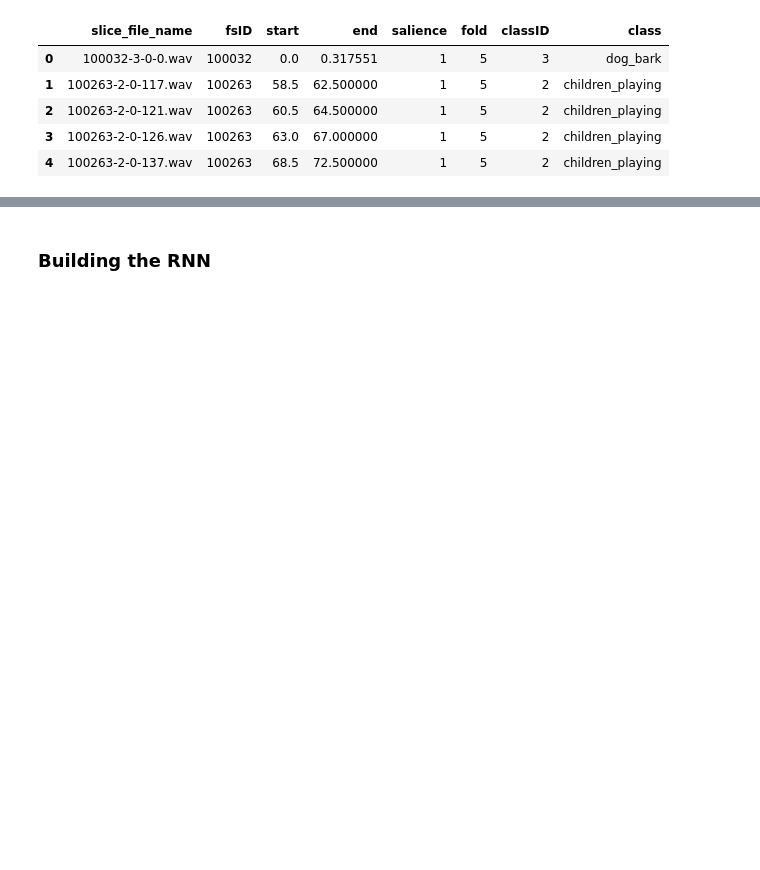
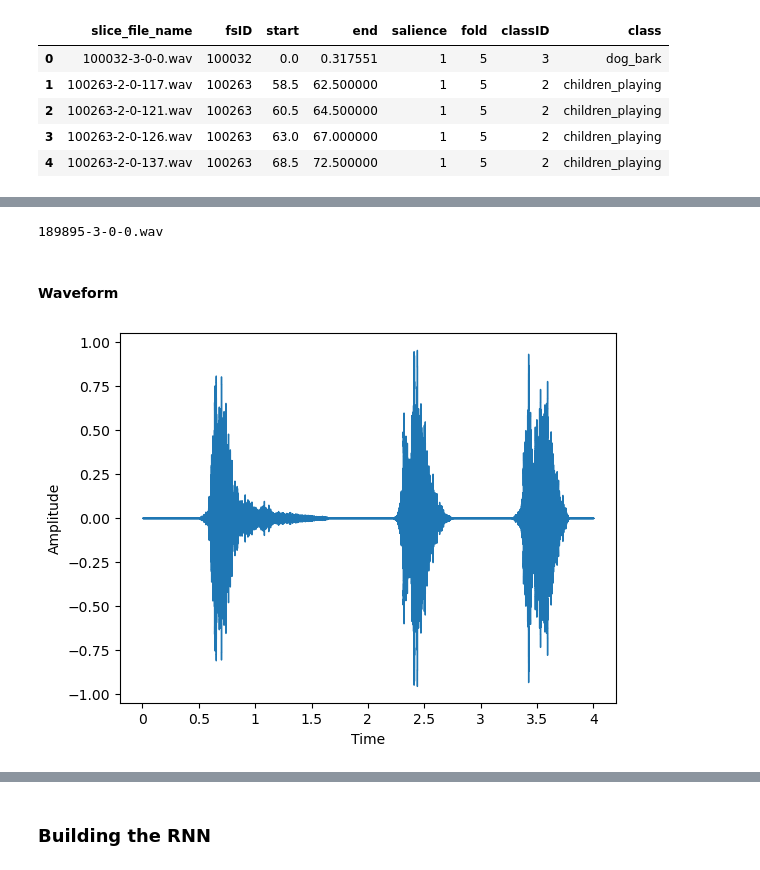
Before and after one commit to ToniCardosooo/ML2-Project, a Jupyter notebook: rnn.ipynb, the cells around one changed output, grey strips where cells are left out. Saved outputs shown, nothing was run; the diff lists cells and outputs as text; code cells hidden in the pictures; blank space fills up the shorter version.

```diff
--- a/rnn.ipynb
+++ b/rnn.ipynb
@@ -42,13 +25,0 @@ class
-# %%
-sample_num = 400#pick a file to display
-filename = df.slice_file_name[sample_num] #get the filename
-
-tstart = df.start[sample_num] #define the beginning time of the signal
-tend = df.end[sample_num] #define the end time of the signal
-
-#'D:\L_IACD\SoundClassification\UrbanSound8K\audio\fold5\100263-2-0-126.wav'
-
-path = '../UrbanSound8K/audio/fold' + str(df.fold[sample_num]) + '/' + str(filename)
-
-y, sr = librosa.load(path)
-librosa.display.waveshow(y,sr=sr, x_axis='time', color='purple', offset=0.0)
@@ -178,0 +44,21 @@ y = b
+# %%
+# 6192, 4729
+sample_num = 4729
+
+# get the filename
+filename = df.slice_file_name[sample_num]
+print(filename)
+
+path = '../UrbanSound8K/audio/fold' + str(df.fold[sample_num]) + '/' + str(filename)
+signal, sr = librosa.load(path, sr=22050) # sr*T -> 22050*4
+# %% [output]
+189895-3-0-0.wav
+# %% [markdown]
+#### Waveform
+# %%
+librosa.display.waveshow(signal, sr=sr)
+plt.xlabel("Time")
+plt.ylabel("Amplitude")
+plt.show()
+# %% [output]
+[figure, added]
```
Also changed, not shown: parts of 49 cells of this notebook.
